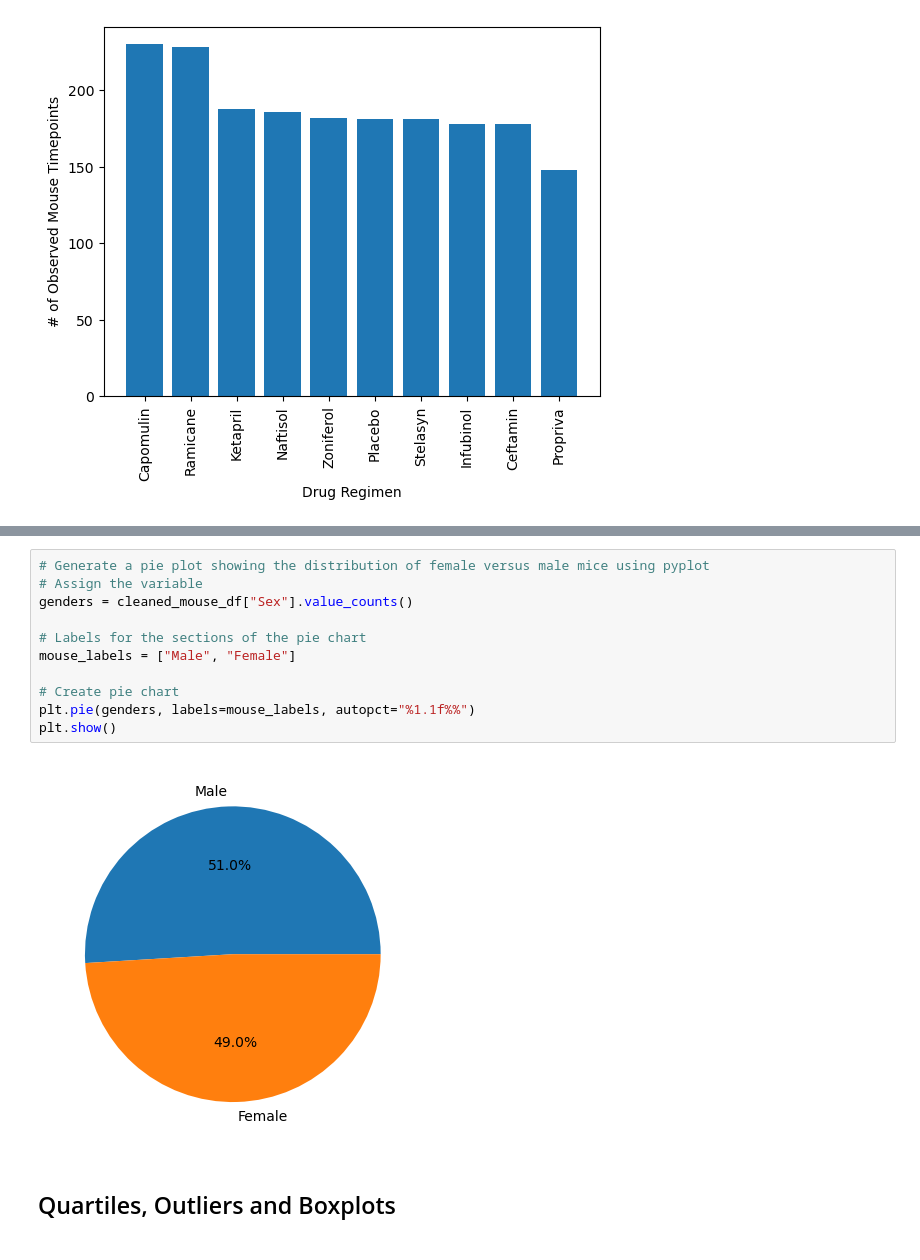
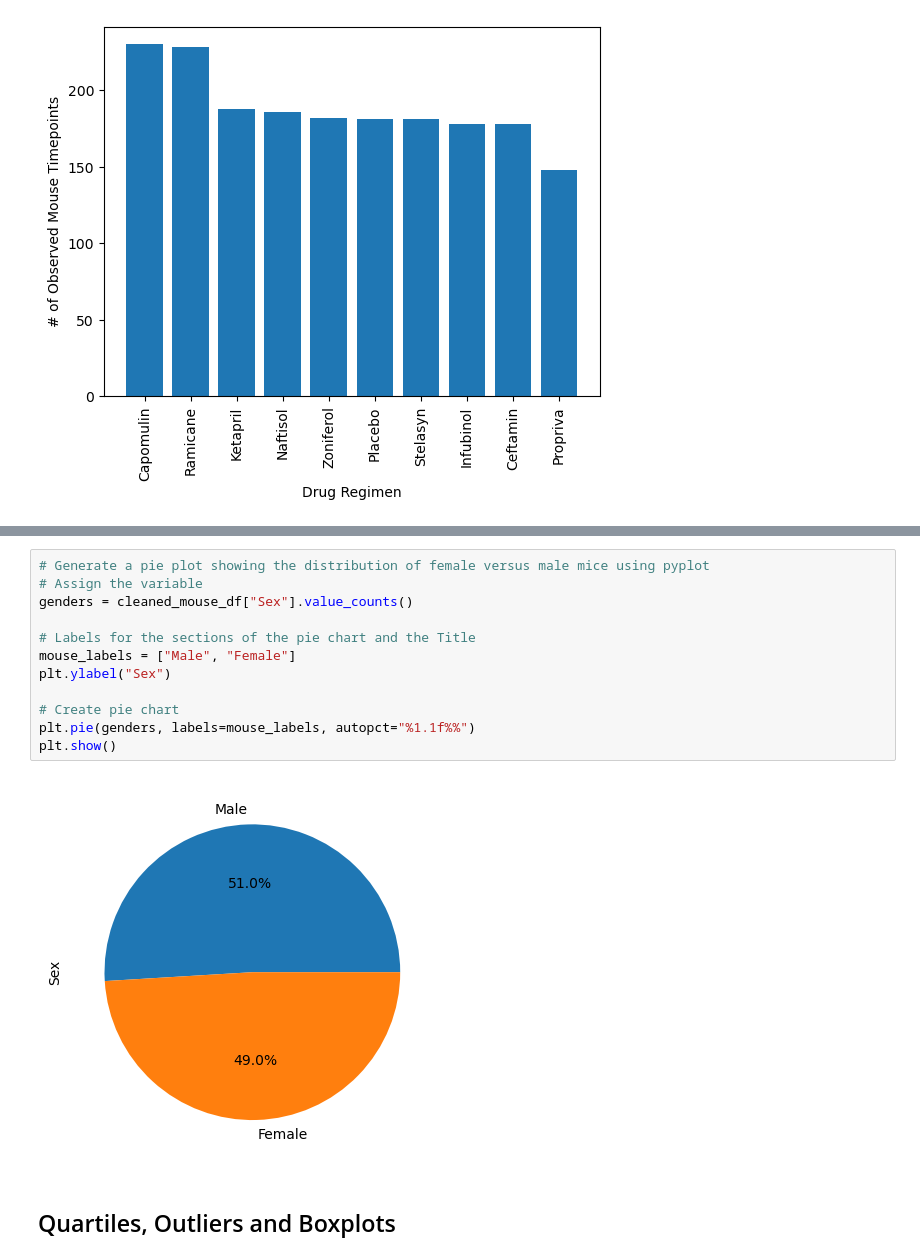
Before and after one commit to veenahvina/Pymaceuticals_MarvinaLarry, a Jupyter notebook: Pharma_MarvinaLarry.ipynb, the cells around one changed output, grey strips where cells are left out. Cells and saved outputs as stored; diff of their text form.

```diff
--- a/Pharma_MarvinaLarry.ipynb
+++ b/Pharma_MarvinaLarry.ipynb
@@ -173,16 +186,17 @@ plt.show()
 # %%
 # Generate a pie plot showing the distribution of female versus male mice using pyplot
 # Assign the variable
 genders = cleaned_mouse_df["Sex"].value_counts()
 
-# Labels for the sections of the pie chart
+# Labels for the sections of the pie chart and the Title
 mouse_labels = ["Male", "Female"]
+plt.ylabel("Sex")
 
 # Create pie chart
 plt.pie(genders, labels=mouse_labels, autopct="%1.1f%%")
 plt.show()
 # %% [output]
-[figure, old version]
+[figure, new version]
 # %% [markdown]
 ## Quartiles, Outliers and Boxplots
 # %%
```
Also changed, not shown: parts of 1 cell of this notebook.
